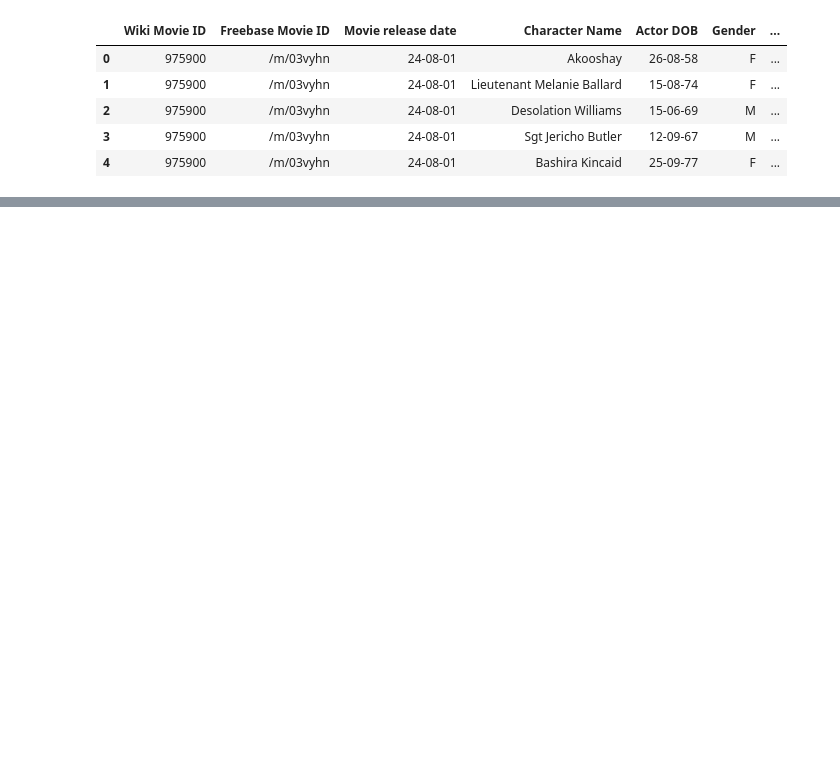
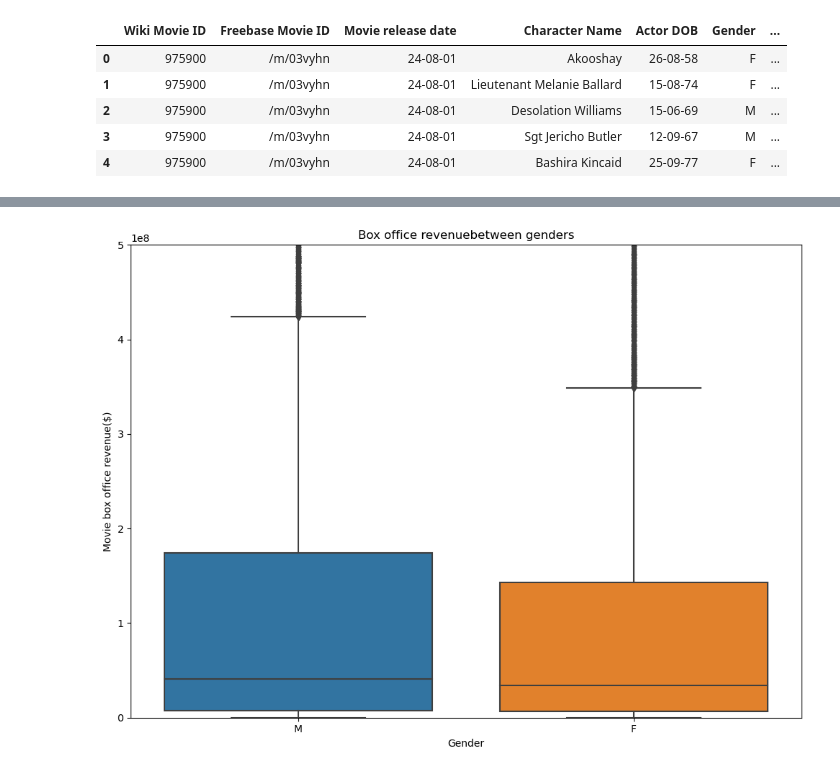
Before and after one commit to epfl-ada/ada-2023-project-perrysplatypuses, a Jupyter notebook: project1_wjs.ipynb, the cells around one changed output, grey strips where cells are left out. Saved outputs shown, nothing was run; the diff lists cells and outputs as text; code cells hidden in the pictures; blank space fills up the shorter version.

```diff
--- a/project1_wjs.ipynb
+++ b/project1_wjs.ipynb
@@ -134,0 +218,22 @@ plt.show()
+# %%
+# Gender data
+# Include gender into the data for box plot aalysis
+gender_actor_data = actor_revenue_sort.merge(df_char_revenue[['Actor Name', 'Gender']], on='Actor Name', how='left')
+gender_actor_data = gender_actor_data.drop_duplicates(subset = ['Actor Name'])
+
+# Box plot for revenue between genders
+plt.figure(figsize=(10, 7.5))
+gender_boxplot = sns.boxplot(x="Gender", y="Movie box office revenue", data=gender_actor_data.loc[gender_actor_data['Gender'].isin(['M','F'])])
+
+# Set labels
+plt.ylabel("Movie box office revenue($)")
+plt.title("Box office revenuebetween genders")
+plt.ylim(0, 500000000)
+
+#Show plot
+plt.tight_layout()
+plt.show()
+
+# Given the variance and the 25th percentile, 75th percentile and medan, male actors drive higher box office revenue.
+# %% [output]
+[figure, added]
```
Also changed, not shown: parts of 15 cells of this notebook.
